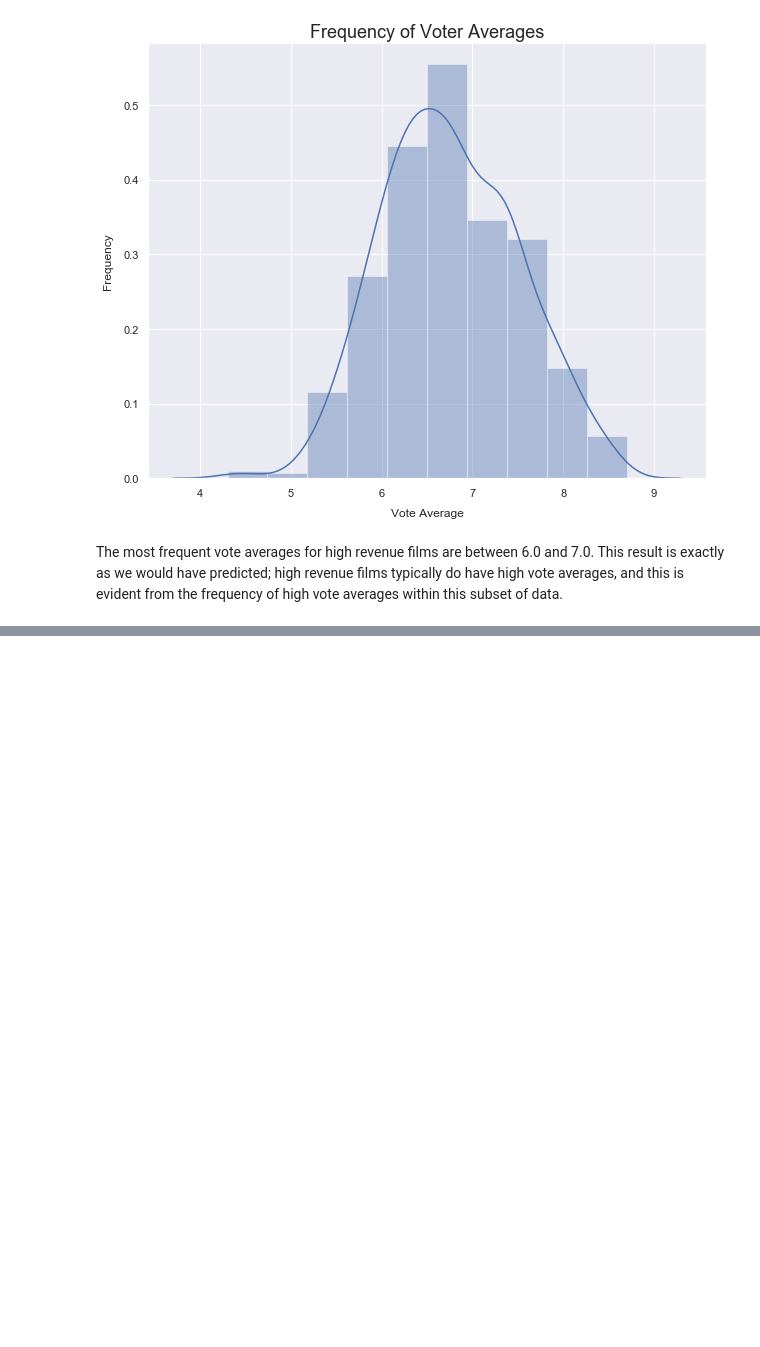
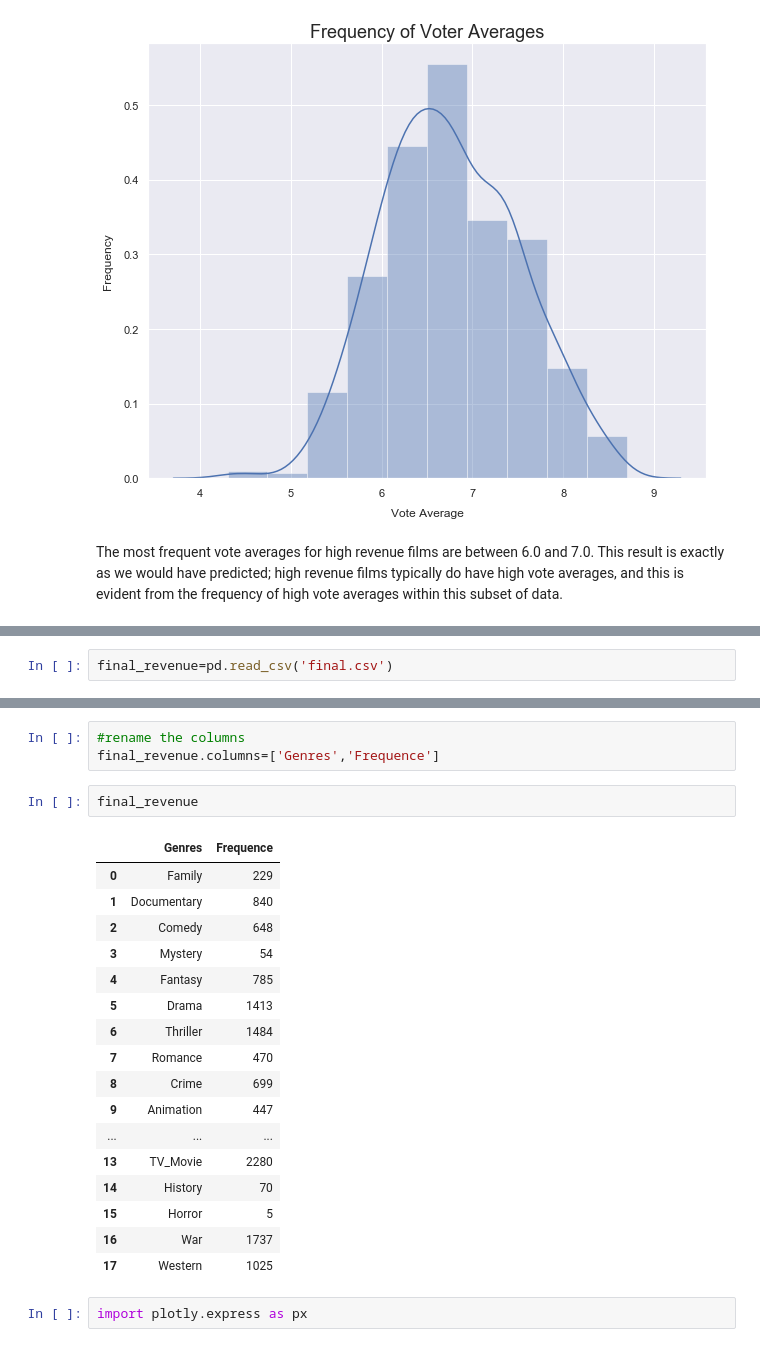
Before and after one commit to adinas94/Phase-1-Microsoft-Movies, a Jupyter notebook: Data Cleaning Notebook for project WIP.ipynb, the cells around one changed output, grey strips where cells are left out. Drawn from its saved outputs; the diff is of its cells as text; blank space fills up the shorter version.

```diff
--- a/Data Cleaning Notebook for project.ipynb
+++ b/Data Cleaning Notebook for project WIP.ipynb
@@ -547,0 +667,2 @@ The most frequent vote averages for high revenue films are between 6.0 and 7.0.
+# %%
+final_revenue=pd.read_csv('final.csv')
@@ -547,0 +691,25 @@ The most frequent vote averages for high revenue films are between 6.0 and 7.0.
+# %%
+#rename the columns
+final_revenue.columns=['Genres','Frequence']
+# %%
+final_revenue
+# %% [output]
+|  | Genres | Frequence |
+| 0 | Family | 229 |
+| 1 | Documentary | 840 |
+| 2 | Comedy | 648 |
+| 3 | Mystery | 54 |
+| 4 | Fantasy | 785 |
+| 5 | Drama | 1413 |
+| 6 | Thriller | 1484 |
+| 7 | Romance | 470 |
+| 8 | Crime | 699 |
+| 9 | Animation | 447 |
+| ... | ... | ... |
+| 13 | TV_Movie | 2280 |
+| 14 | History | 70 |
+| 15 | Horror | 5 |
+| 16 | War | 1737 |
+| 17 | Western | 1025 |
+# %%
+import plotly.express as px
```
Also changed, not shown: parts of 19 cells of this notebook, 2 other files.
